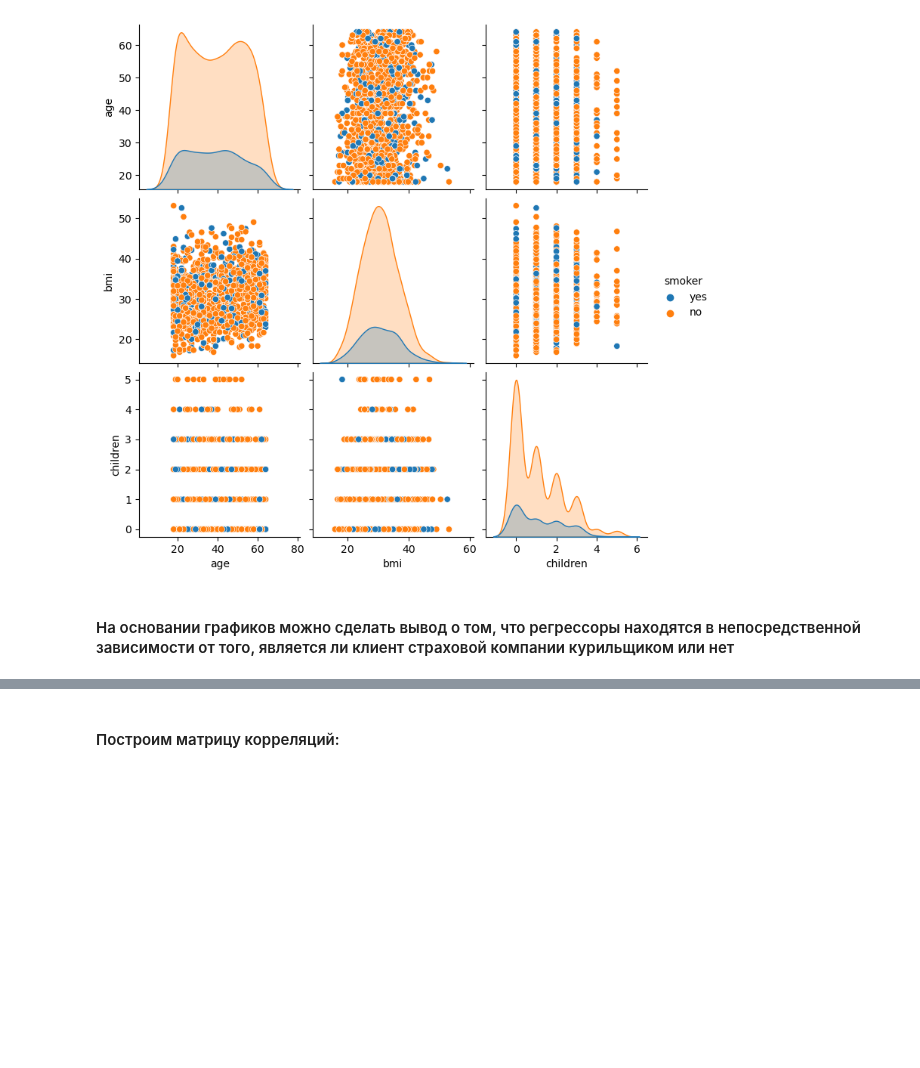
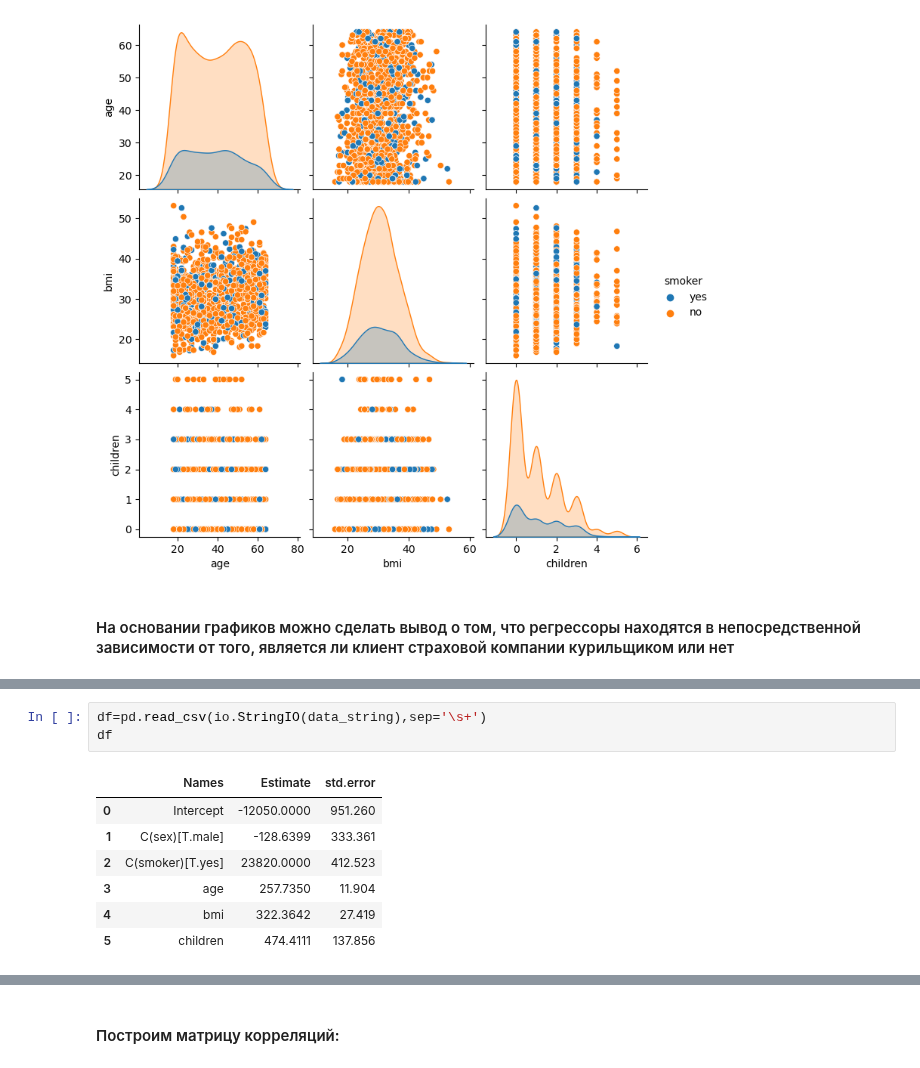
Before and after one commit to stepankhromov/econometricahomework, a Jupyter notebook: Семинары/ins.ipynb, the cells around one changed output, grey strips where cells are left out. Drawn from its saved outputs; the diff is of its cells as text; blank space fills up the shorter version.

```diff
--- a/Семинары/ins.ipynb
+++ b/Семинары/ins.ipynb
@@ -363,0 +382,11 @@ sns.pairplot(df[['age','sex','bmi','children', 'smoker']], hue='smoker')
+# %%
+df=pd.read_csv(io.StringIO(data_string),sep='\s+')
+df
+# %% [output]
+|  | Names | Estimate | std.error |
+| 0 | Intercept | -12050.0000 | 951.260 |
+| 1 | C(sex)[T.male] | -128.6399 | 333.361 |
+| 2 | C(smoker)[T.yes] | 23820.0000 | 412.523 |
+| 3 | age | 257.7350 | 11.904 |
+| 4 | bmi | 322.3642 | 27.419 |
+| 5 | children | 474.4111 | 137.856 |
```
Also changed, not shown: parts of 22 cells of this notebook.
